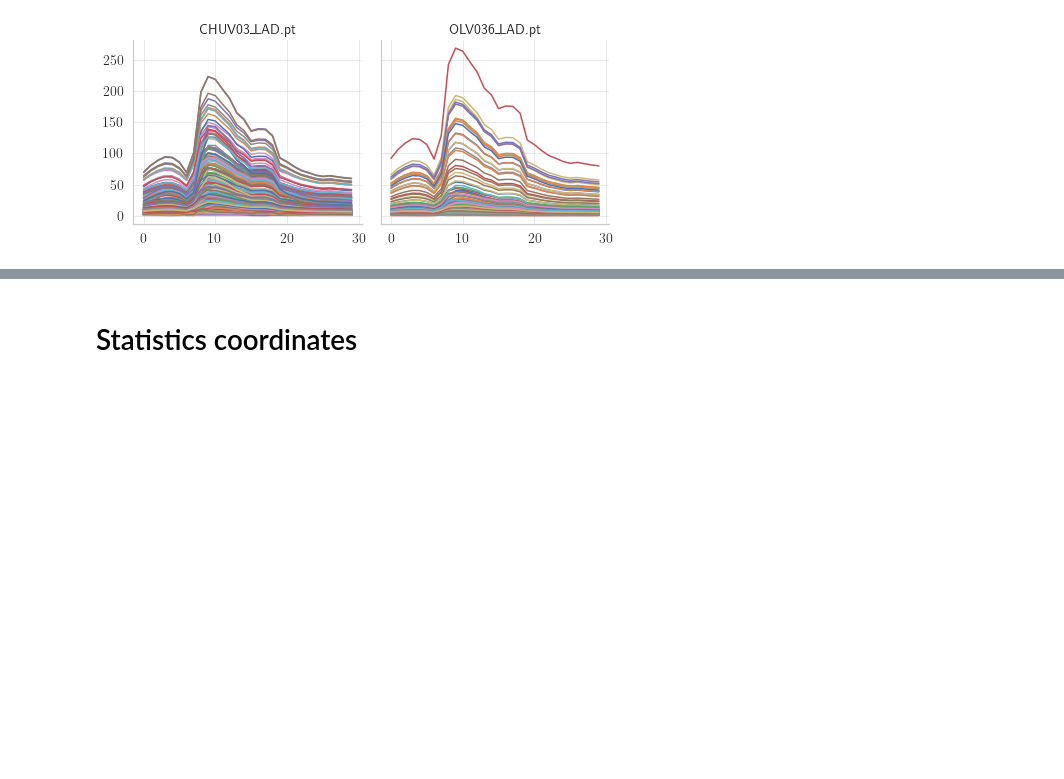
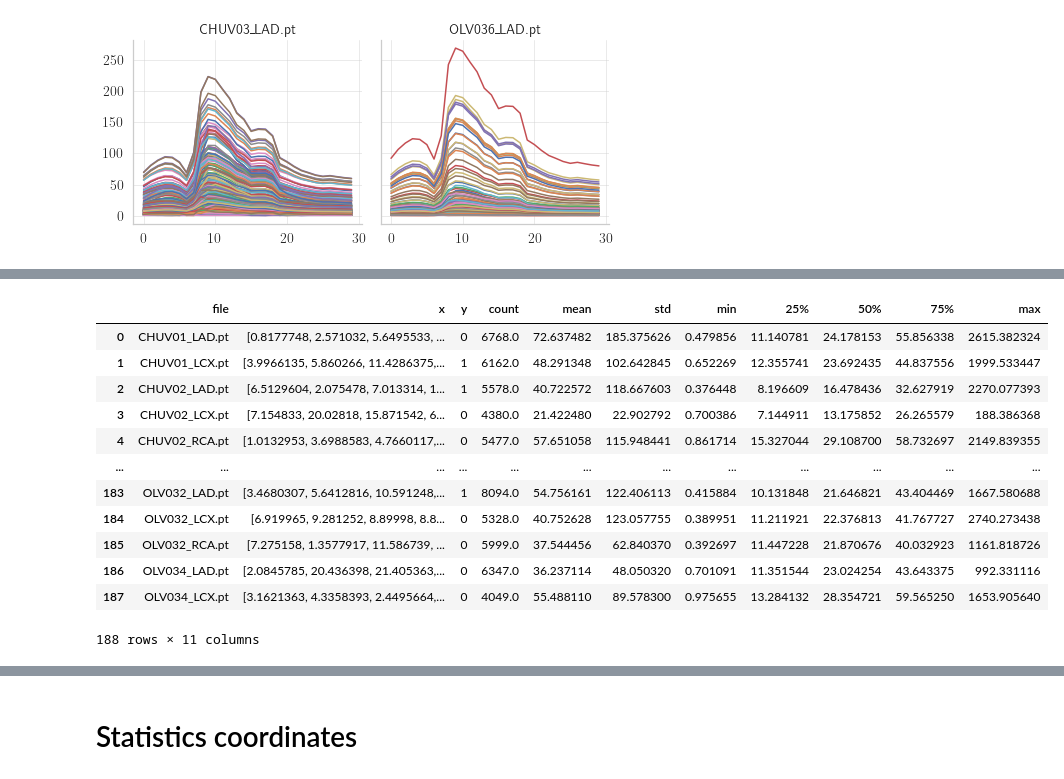
Before and after one commit to matthiaszeller/GNN-MI, a Jupyter notebook: notebook/1-Data-exploration.ipynb, the cells around one changed output, grey strips where cells are left out. Drawn from its saved outputs; the diff is of its cells as text; code cells hidden in the pictures; blank space fills up the shorter version.

```diff
--- a/notebook/1-Data-exploration.ipynb
+++ b/notebook/1-Data-exploration.ipynb
@@ -457,0 +500,17 @@ process_figure('figs/wss_visualization_outliers.pdf')
+# %%
+df = df.join(df.x.apply(lambda s: pd.Series(s).describe()))
+df
+# %% [output]
+|  | file | x | y | count | mean | std | min | 25% | 50% | 75% | max |
+| 0 | CHUV01_LAD.pt | [0.8177748, 2.571032, 5.6495533, ... | 0 | 6768.0 | 72.637482 | 185.375626 | 0.479856 | 11.140781 | 24.178153 | 55.856338 | 2615.382324 |
+| 1 | CHUV01_LCX.pt | [3.9966135, 5.860266, 11.4286375,... | 1 | 6162.0 | 48.291348 | 102.642845 | 0.652269 | 12.355741 | 23.692435 | 44.837556 | 1999.533447 |
+| 2 | CHUV02_LAD.pt | [6.5129604, 2.075478, 7.013314, 1... | 1 | 5578.0 | 40.722572 | 118.667603 | 0.376448 | 8.196609 | 16.478436 | 32.627919 | 2270.077393 |
+| 3 | CHUV02_LCX.pt | [7.154833, 20.02818, 15.871542, 6... | 0 | 4380.0 | 21.422480 | 22.902792 | 0.700386 | 7.144911 | 13.175852 | 26.265579 | 188.386368 |
+| 4 | CHUV02_RCA.pt | [1.0132953, 3.6988583, 4.7660117,... | 0 | 5477.0 | 57.651058 | 115.948441 | 0.861714 | 15.327044 | 29.108700 | 58.732697 | 2149.839355 |
+| ... | ... | ... | ... | ... | ... | ... | ... | ... | ... | ... | ... |
+| 183 | OLV032_LAD.pt | [3.4680307, 5.6412816, 10.591248,... | 1 | 8094.0 | 54.756161 | 122.406113 | 0.415884 | 10.131848 | 21.646821 | 43.404469 | 1667.580688 |
+| 184 | OLV032_LCX.pt | [6.919965, 9.281252, 8.89998, 8.8... | 0 | 5328.0 | 40.752628 | 123.057755 | 0.389951 | 11.211921 | 22.376813 | 41.767727 | 2740.273438 |
+| 185 | OLV032_RCA.pt | [7.275158, 1.3577917, 11.586739, ... | 0 | 5999.0 | 37.544456 | 62.840370 | 0.392697 | 11.447228 | 21.870676 | 40.032923 | 1161.818726 |
+| 186 | OLV034_LAD.pt | [2.0845785, 20.436398, 21.405363,... | 0 | 6347.0 | 36.237114 | 48.050320 | 0.701091 | 11.351544 | 23.024254 | 43.643375 | 992.331116 |
+| 187 | OLV034_LCX.pt | [3.1621363, 4.3358393, 2.4495664,... | 0 | 4049.0 | 55.488110 | 89.578300 | 0.975655 | 13.284132 | 28.354721 | 59.565250 | 1653.905640 |
+188 rows × 11 columns
```
Also changed, not shown: parts of 11 cells of this notebook, 3 other files.
